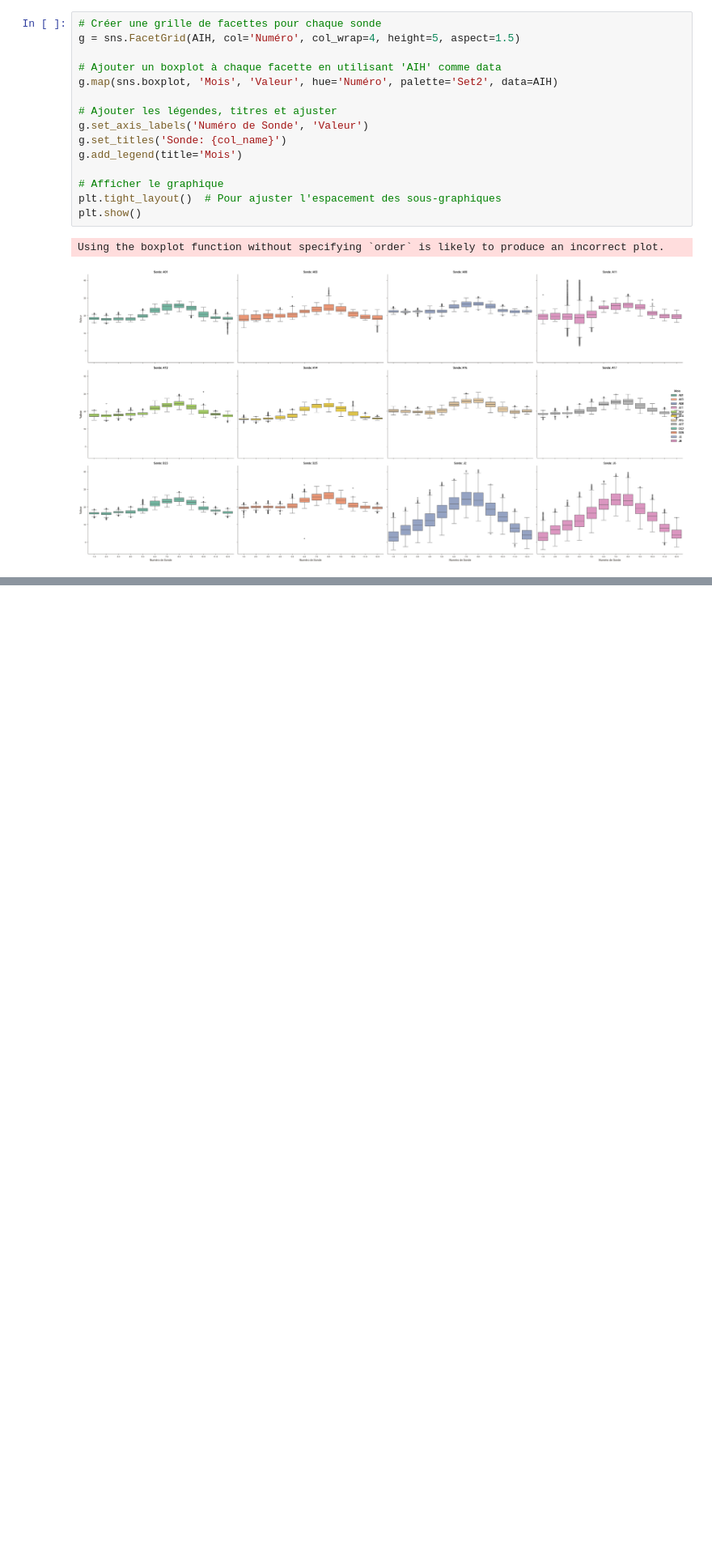
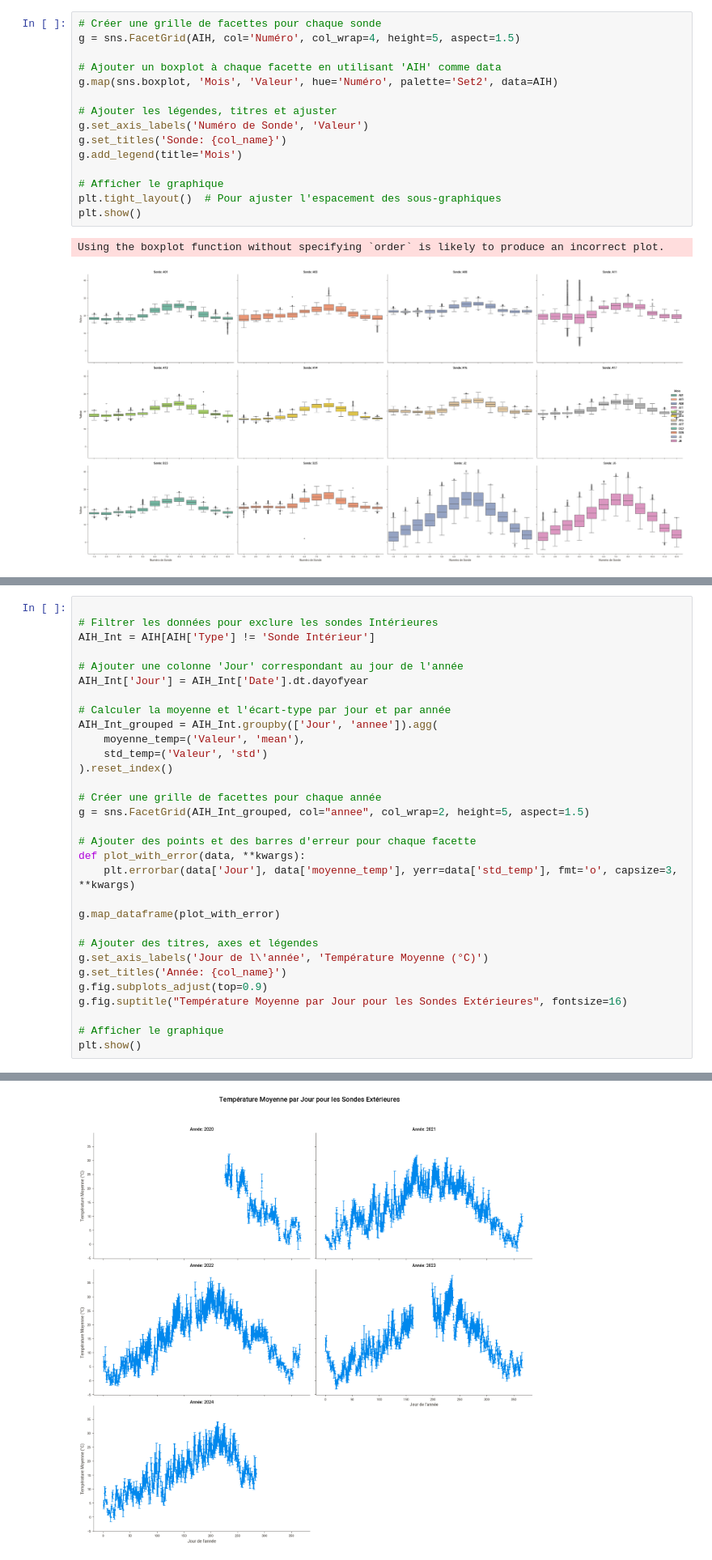
Before and after one commit to leabizbille/ProjetIOT, a Jupyter notebook: AIH.ipynb, the cells around one changed output, grey strips where cells are left out. Shown at 81% size. Cells and saved outputs as stored; diff of their text form; blank space fills up the shorter version.

```diff
--- a/AIH.ipynb
+++ b/AIH.ipynb
@@ -466,0 +532,32 @@ Using the violinplot function without specifying `order` is likely to produce an
+# %%
+
+# Filtrer les données pour exclure les sondes Intérieures
+AIH_Int = AIH[AIH['Type'] != 'Sonde Intérieur']
+
+# Ajouter une colonne 'Jour' correspondant au jour de l'année
+AIH_Int['Jour'] = AIH_Int['Date'].dt.dayofyear
+
+# Calculer la moyenne et l'écart-type par jour et par année
+AIH_Int_grouped = AIH_Int.groupby(['Jour', 'annee']).agg(
+    moyenne_temp=('Valeur', 'mean'),
+    std_temp=('Valeur', 'std')
+).reset_index()
+
+# Créer une grille de facettes pour chaque année
+g = sns.FacetGrid(AIH_Int_grouped, col="annee", col_wrap=2, height=5, aspect=1.5)
+
+# Ajouter des points et des barres d'erreur pour chaque facette
+def plot_with_error(data, **kwargs):
+    plt.errorbar(data['Jour'], data['moyenne_temp'], yerr=data['std_temp'], fmt='o', capsize=3, **kwargs)
+
+g.map_dataframe(plot_with_error)
+
+# Ajouter des titres, axes et légendes
+g.set_axis_labels('Jour de l\'année', 'Température Moyenne (°C)')
+g.set_titles('Année: {col_name}')
+g.fig.subplots_adjust(top=0.9)
+g.fig.suptitle("Température Moyenne par Jour pour les Sondes Extérieures", fontsize=16)
+
+# Afficher le graphique
+plt.show()
+# %% [output]
@@ -466,0 +568 @@ Using the violinplot function without specifying `order` is likely to produce an
+[figure, added]
```
Also changed, not shown: parts of 5 cells of this notebook.
